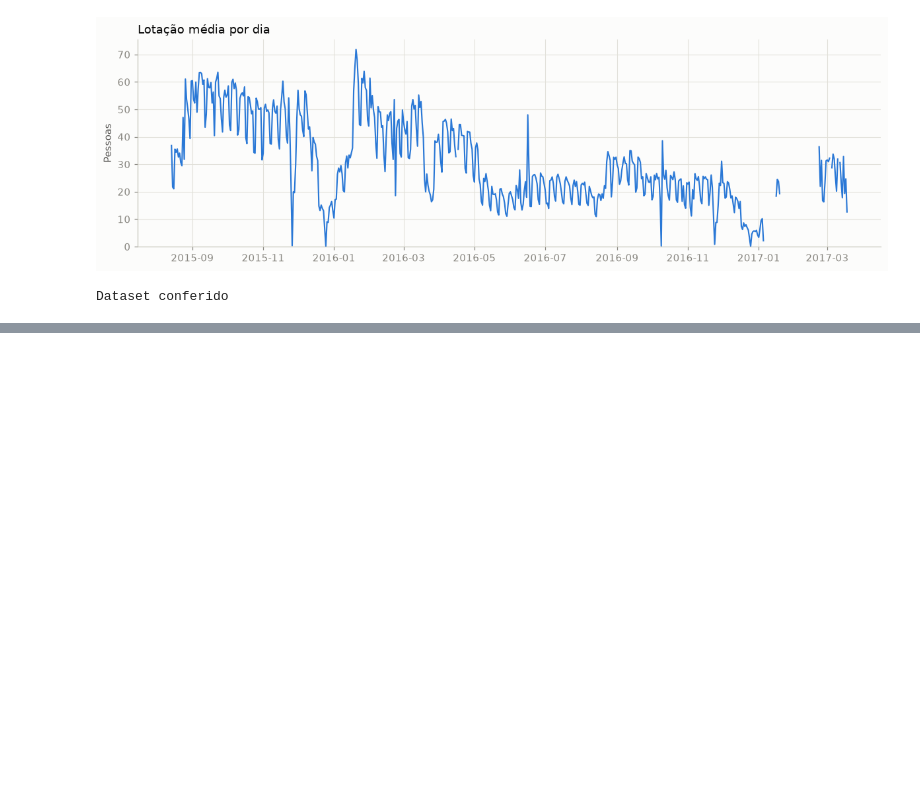
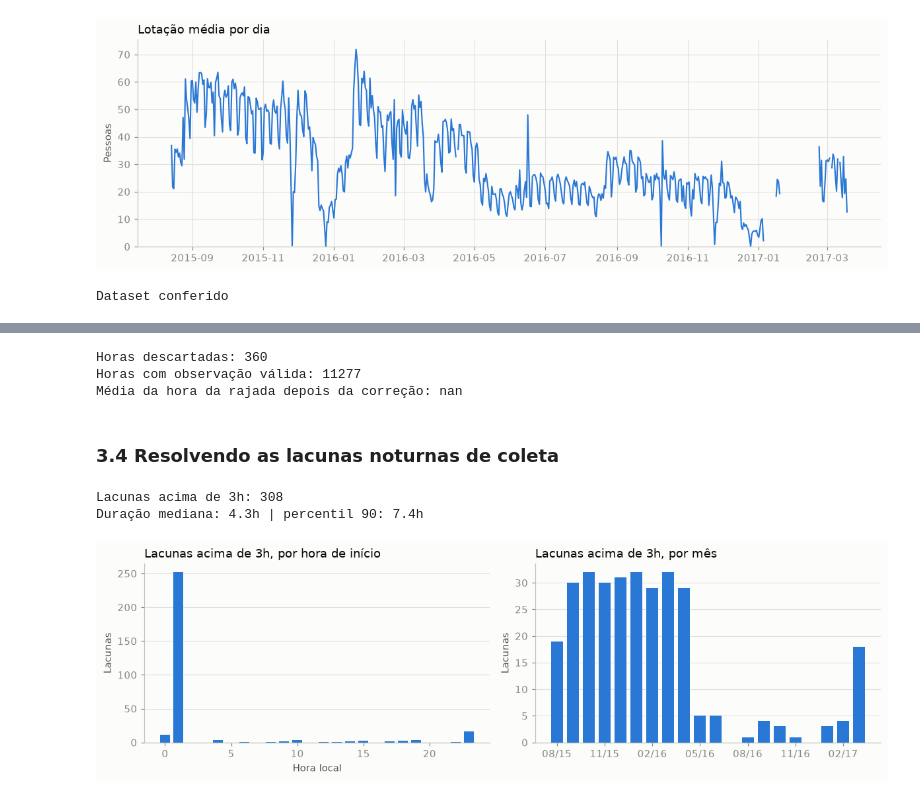
Before and after one commit to GabrielcMiranda/gym-crowndedness-forecasting, a Jupyter notebook: notebooks/02_previsao_lotacao_lstm.ipynb, the cells around one changed output, grey strips where cells are left out. Saved outputs shown, nothing was run; the diff lists cells and outputs as text; code cells hidden in the pictures; blank space fills up the shorter version.

```diff
--- a/notebooks/02_previsao_lotacao_lstm.ipynb
+++ b/notebooks/02_previsao_lotacao_lstm.ipynb
@@ -170,0 +175,7 @@ Dataset conferido
+# %%
+instants = pd.to_datetime(raw["date"], utc=True)
+steps_back_in_time = instants.diff().dt.total_seconds() < 0
+
+print(f"Leituras em ordem crescente: {instants.is_monotonic_increasing}")
+print(f"Linhas com data anterior à da linha de cima: {steps_back_in_time.sum()}")
+raw.loc[steps_back_in_time, ["date", "number_people"]]
@@ -170,0 +231,13 @@ Dataset conferido
+# %%
+hour_groups = readings.set_index("local_time").resample("1h")
+hourly = pd.DataFrame({
+    "people_observed": hour_groups["number_people"].mean(),
+    "n_readings": hour_groups["number_people"].count(),
+    "temperature": hour_groups["temperature"].mean(),
+    "is_during_semester": hour_groups["is_during_semester"].mean(),
+})
+hourly.index.name = "hour"
+
+print(f"Grade horária: {len(hourly)} horas, de {hourly.index.min()} a {hourly.index.max()}")
+print(f"Horas com pelo menos uma leitura: {(hourly['n_readings'] > 0).sum()}")
+hourly.head()
@@ -170,0 +298,43 @@ Dataset conferido
+# %%
+has_valid_readings = hourly["n_readings"].between(MIN_READINGS_PER_HOUR, MAX_READINGS_PER_HOUR)
+discarded_hours = hourly.index[hourly["people_observed"].notna() & ~has_valid_readings]
+hourly.loc[~has_valid_readings, "people_observed"] = np.nan
+
+print(f"Horas descartadas: {len(discarded_hours)}")
+print(f"Horas com observação válida: {hourly['people_observed'].notna().sum()}")
+print(f"Média da hora da rajada depois da correção: {hourly.loc[busiest_hour, 'people_observed']}")
+# %% [output]
+Horas descartadas: 360
+Horas com observação válida: 11277
+Média da hora da rajada depois da correção: nan
+# %% [markdown]
+### 3.4 Resolvendo as lacunas noturnas de coleta
+# %%
+gap_hours = readings["instant_utc"].diff().dt.total_seconds().div(3600)
+long_gaps = readings.assign(gap_hours=gap_hours, gap_start=readings["local_time"].shift(1)).query("gap_hours > 3")
+
+gaps_by_start_hour = long_gaps["gap_start"].dt.hour.value_counts().reindex(range(24), fill_value=0)
+all_months = pd.period_range(readings["local_time"].min(), readings["local_time"].max(), freq="M")
+gaps_by_month = long_gaps.groupby(long_gaps["local_time"].dt.to_period("M")).size().reindex(all_months, fill_value=0)
+
+print(f"Lacunas acima de 3h: {len(long_gaps)}")
+print(f"Duração mediana: {long_gaps['gap_hours'].median():.1f}h | percentil 90: {long_gaps['gap_hours'].quantile(0.9):.1f}h")
+
+fig, (hour_axis, month_axis) = plt.subplots(1, 2, figsize=(11, 3.4))
+hour_axis.bar(gaps_by_start_hour.index, gaps_by_start_hour.values, color=BLUE, width=0.75)
+hour_axis.set_title("Lacunas acima de 3h, por hora de início")
+hour_axis.set_xlabel("Hora local")
+hour_axis.set_ylabel("Lacunas")
+hour_axis.grid(axis="x", visible=False)
+month_positions = np.arange(len(gaps_by_month))
+month_axis.bar(month_positions, gaps_by_month.values, color=BLUE, width=0.75)
+month_axis.set_title("Lacunas acima de 3h, por mês")
+month_axis.set_xticks(month_positions[::3], [month.strftime("%m/%y") for month in gaps_by_month.index[::3]])
+month_axis.set_ylabel("Lacunas")
+month_axis.grid(axis="x", visible=False)
+fig.tight_layout()
+plt.show()
+# %% [output]
+Lacunas acima de 3h: 308
+Duração mediana: 4.3h | percentil 90: 7.4h
+[figure, added]
```
Also changed, not shown: parts of 22 cells of this notebook.
